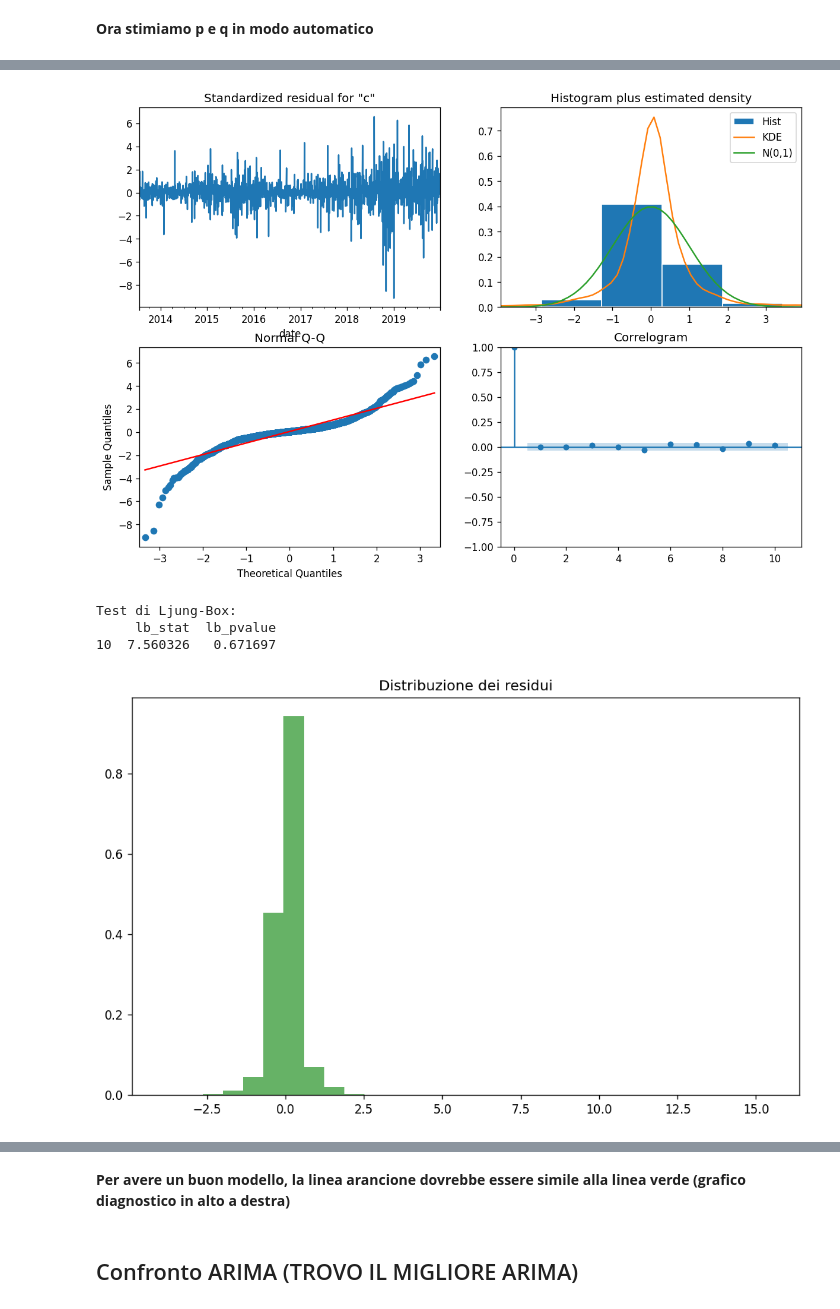
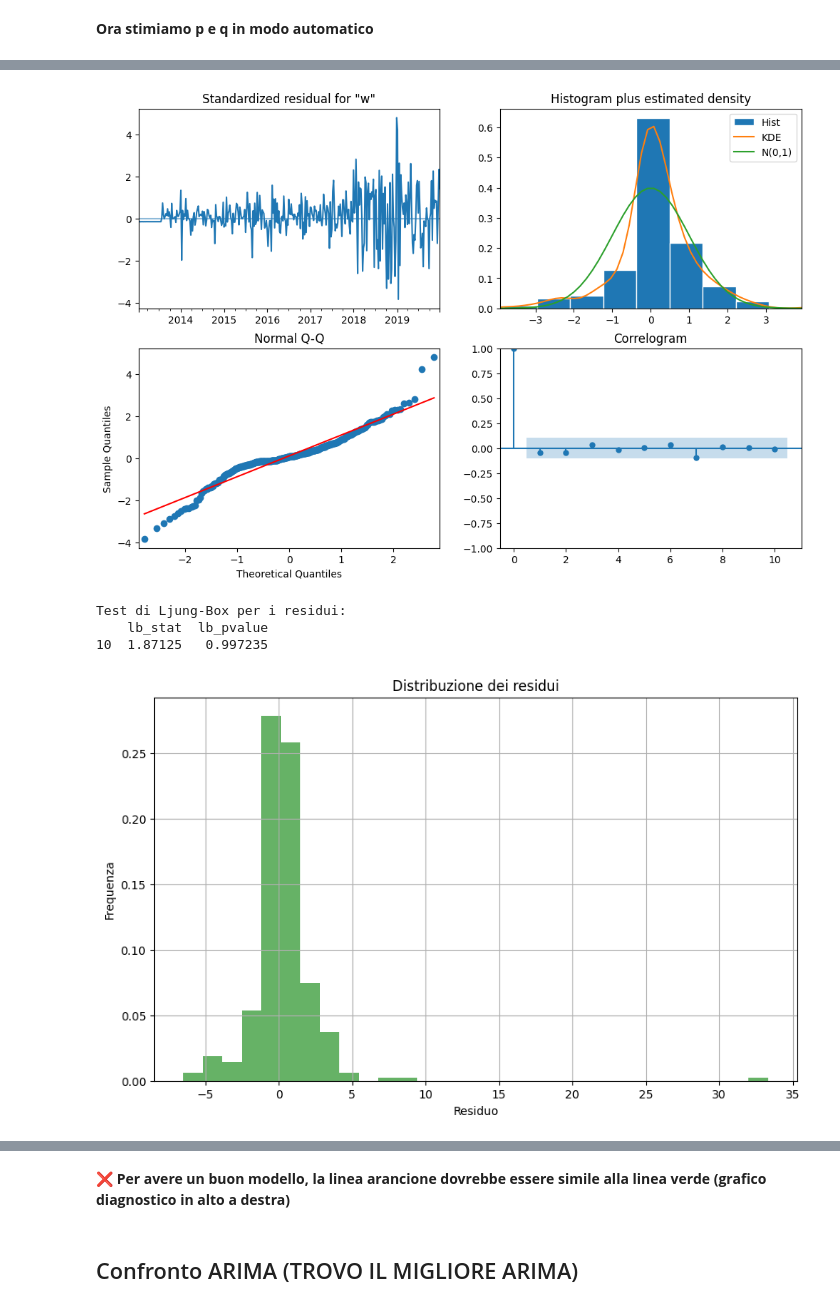
Before and after one commit to diegosantarelli/Data_science_2024, a Jupyter notebook: DS_Python/Stock_market.ipynb, the cells around one changed output, grey strips where cells are left out. Saved outputs shown, nothing was run; the diff lists cells and outputs as text; code cells hidden in the pictures.

```diff
--- a/DS_Python/Stock_market.ipynb
+++ b/DS_Python/Stock_market.ipynb
@@ -638,25 +496,41 @@ p-value: 0.0
 # %%
-# Grafici diagnostici
+import matplotlib.pyplot as plt
+from statsmodels.stats.diagnostic import acorr_ljungbox
+
+# Grafici diagnostici per il modello
 best_model.plot_diagnostics(figsize=(12, 8))
 plt.show()
 
 # Analisi dei residui
 residuals = best_model.resid
 
 # Test di Ljung-Box per l'autocorrelazione nei residui
-from statsmodels.stats.diagnostic import acorr_ljungbox
 ljung_box_results = acorr_ljungbox(residuals, lags=[10], return_df=True)
-print("Test di Ljung-Box:")
+print("Test di Ljung-Box per i residui:")
 print(ljung_box_results)
 
 # Grafico della distribuzione dei residui
 plt.figure(figsize=(10, 6))
 plt.hist(residuals, bins=30, density=True, alpha=0.6, color='g')
 plt.title("Distribuzione dei residui")
+plt.xlabel("Residuo")
+plt.ylabel("Frequenza")
+plt.grid(True)
 plt.show()
+
+# Grafico dei residui nel tempo
+plt.figure(figsize=(14, 6))
+plt.plot(residuals, label='Residui', color='purple')
+plt.axhline(0, linestyle='--', color='red', alpha=0.7)
+plt.title("Residui nel tempo")
+plt.xlabel("Anno")
+plt.ylabel("Residuo")
+plt.legend()
+plt.grid(True)
+plt.show()
 # %% [output]
-[figure, old version]
+[figure, new version]
-Test di Ljung-Box:
-     lb_stat  lb_pvalue
-10  7.560326   0.671697
+Test di Ljung-Box per i residui:
+    lb_stat  lb_pvalue
+10  1.87125   0.997235
-[figure, old version]
+[figure, new version]
@@ -663,5 +538,5 @@ Test di Ljung-Box:
 # %% [markdown]
-**Per avere un buon modello, la linea arancione dovrebbe essere simile alla linea verde (grafico diagnostico in alto a destra)**
+❌ **Per avere un buon modello, la linea arancione dovrebbe essere simile alla linea verde (grafico diagnostico in alto a destra)**
 # %% [markdown]
 ## Confronto ARIMA (TROVO IL MIGLIORE ARIMA)
 # %%
```
Also changed, not shown: parts of 64 cells of this notebook.
